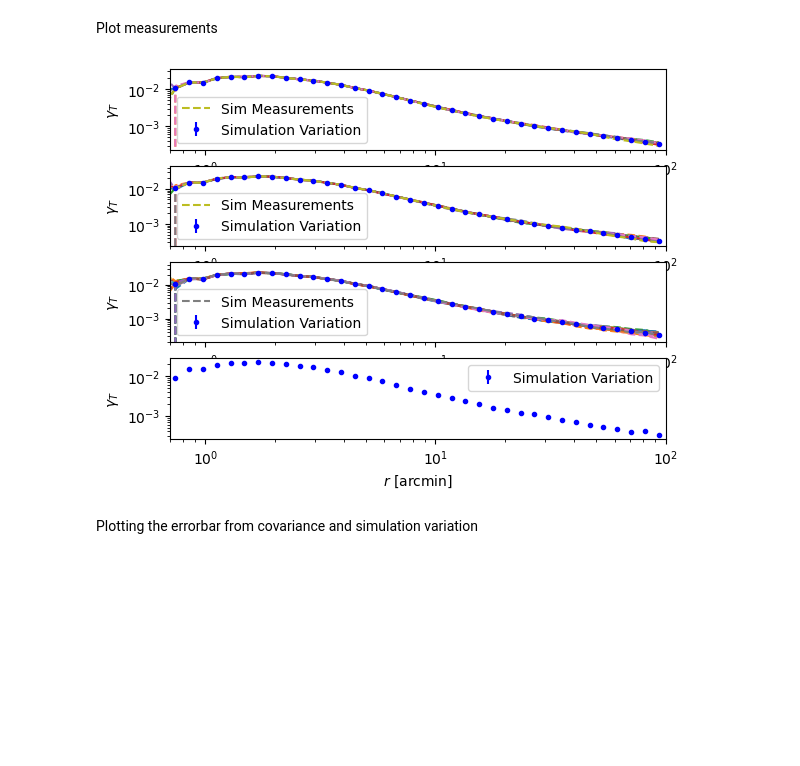
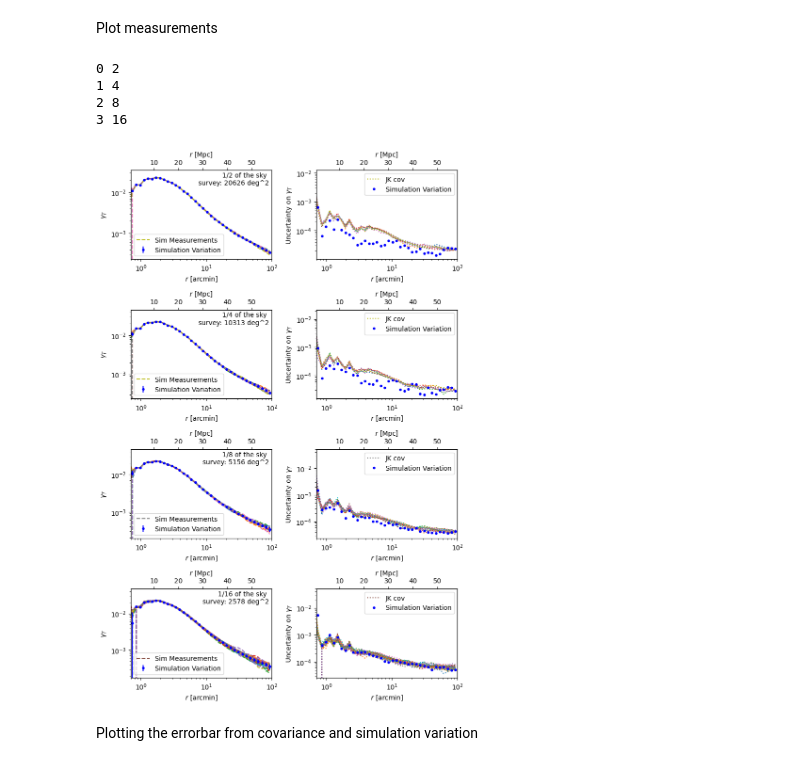
Before and after one commit to LSSTDESC/CL_JKcovariance_testing, a Jupyter notebook: cljkcov/Covariance_plotting_Comparison.ipynb, the cells around one changed output. Drawn from its saved outputs; the diff is of its cells as text; code cells hidden in the pictures; blank space fills up the shorter version.

Commit message:
plotting notebook

```diff
--- a/cljkcov/Covariance_plotting_Comparison.ipynb
+++ b/cljkcov/Covariance_plotting_Comparison.ipynb
@@ -29,53 +30,87 @@ Plot measurements
 # %%
 len_sim = len(sim_names)
 len_skys=len(nskys)
 
-fig, axs = plt.subplots(len_skys)
+fig, axs = plt.subplots(len_skys, 2, figsize=[8, 12])
+
 for nn, nsky in enumerate(nskys):
     meas_rec=[]
     for ii in range(len_sim):
       #for jj in range(nsky):
       for jj in range(nsky):
           sim_name = sim_names[ii]
           file_name_ii_jj='measurements/datavector_'+sim_name+'_patchN%i_%i.txt'%(nsky, jj)
           if os.path.isfile(file_name_ii_jj):
               dat= np.genfromtxt(file_name_ii_jj)
-              axs[nn].plot(dat[:, 0], dat[:, 3], '--', label = 'Sim Measurements')
+              x_val = dat[:, 0]
+              axs[nn, 0].plot(dat[:, 0], dat[:, 3], '--', label = 'Sim Measurements')
 
-          if ii == 0 and jj==0:
-             meas_rec = dat[:, 3]
-          else:
-             meas_rec = np.vstack((meas_rec, dat[:, 3]))
+              if len(meas_rec) == 0:
+                 meas_rec = dat[:, 3]
+              else:
+                 meas_rec = np.vstack((meas_rec, dat[:, 3]))
+          file_cov_ii_jj='measurements/cov_'+sim_name+'_patchN%i_%i.txt'%(nsky, jj)
+          if os.path.isfile(file_cov_ii_jj):
+              dat_cov= np.genfromtxt(file_cov_ii_jj)
+              y_jk_err=np.sqrt(np.diag(dat_cov))
+              axs[nn, 1].plot(x_val, y_jk_err, ':', label='JK cov ')
 
-    x_val = dat[:, 0]
-    y_val=np.mean(meas_rec, axis=0)
-    y_sim_err=np.std(meas_rec, axis=0)
-    axs[nn].errorbar(x_val, y_val, yerr=y_sim_err, fmt='b.', label='Simulation Variation')
+    if len(meas_rec) > 0:
+        y_val=np.mean(meas_rec, axis=0)
+        y_sim_err=np.std(meas_rec, axis=0)
+        axs[nn, 0].errorbar(x_val, y_val, yerr=y_sim_err, fmt='b.', label='Simulation Variation')
+        axs[nn, 1].errorbar(x_val, y_sim_err, fmt='b.', label='Simulation Variation')
 
 
-    handles, labels = axs[nn].get_legend_handles_labels()
+
+
+    handles, labels = axs[nn, 0].get_legend_handles_labels()
     by_label = dict(zip(labels, handles))
-    axs[nn].legend(by_label.values(), by_label.keys())
-    axs[nn].set_xscale('log')
-    axs[nn].set_yscale('log')
-    axs[nn].set_xlim(0.7, 100)
-    axs[nn].set_xlabel(r'$r$ [arcmin]')
-    axs[nn].set_ylabel(r'$\gamma_T$')
+    print(nn, nsky)
+    axs[nn, 0].text(0.98, 0.98, '1/%i of the sky \n survey: %i deg^2'%(nsky, 41252.96125/nsky), \
+         transform=axs[nn, 0].transAxes, verticalalignment='top', horizontalalignment='right')
+    axs[nn, 0].legend(by_label.values(), by_label.keys())
+    axs[nn, 0].set_xscale('log')
+    axs[nn, 0].set_yscale('log')
+    axs[nn, 0].set_xlim(0.7, 100)
+    axs[nn, 0].set_xlabel(r'$r$ [arcmin]')
+    axs[nn, 0].set_ylabel(r'$\gamma_T$')
 
-    '''
+    handles, labels = axs[nn, 1].get_legend_handles_labels()
+    by_label = dict(zip(labels, handles))
+    axs[nn, 1].legend(by_label.values(), by_label.keys())
+    axs[nn, 1].set_xscale('log')
+    axs[nn, 1].set_yscale('log')
+    axs[nn, 1].set_xlim(0.7, 100)
+    axs[nn, 1].set_xlabel(r'$r$ [arcmin]')
+    axs[nn, 1].set_ylabel(r'Uncertainty on $\gamma_T$')
+
+
+
     ## convert angular scale to physical scale
     # Define the cosmology
     cosmo = FlatLambdaCDM(H0=70.0, Om0=0.279) # Example values
     # Define the redshift and angle
     z_cl=0.53 ## need to change depending on the cluster sample
     d_A = cosmo.comoving_distance(z_cl)
 
-    ax2 = axs[nn].twiny()
-    mn, mx = axs[nn].get_xlim()
+    ax2 = axs[nn, 0].twiny()
+    mn, mx = axs[nn, 0].get_xlim()
     ax2.set_xlim( (mn* u.arcmin).to(u.radian).value*d_A.value, (mx* u.arcmin).to(u.radian).value*d_A.value)
     ax2.set_xlabel(r'$r$ [Mpc]')
-    '''
+
+    ax3 = axs[nn, 1].twiny()
+    mn, mx = axs[nn, 1].get_xlim()
+    ax3.set_xlim( (mn* u.arcmin).to(u.radian).value*d_A.value, (mx* u.arcmin).to(u.radian).value*d_A.value)
+    ax3.set_xlabel(r'$r$ [Mpc]')
+
+
+plt.tight_layout()
 # %% [output]
+0 2
+1 4
+2 8
+3 16
-[figure, old version]
+[figure, new version]
 # %% [markdown]
 Plotting the errorbar from covariance and simulation variation
```
Also changed, not shown: parts of 2 cells of this notebook, 1 other file.
